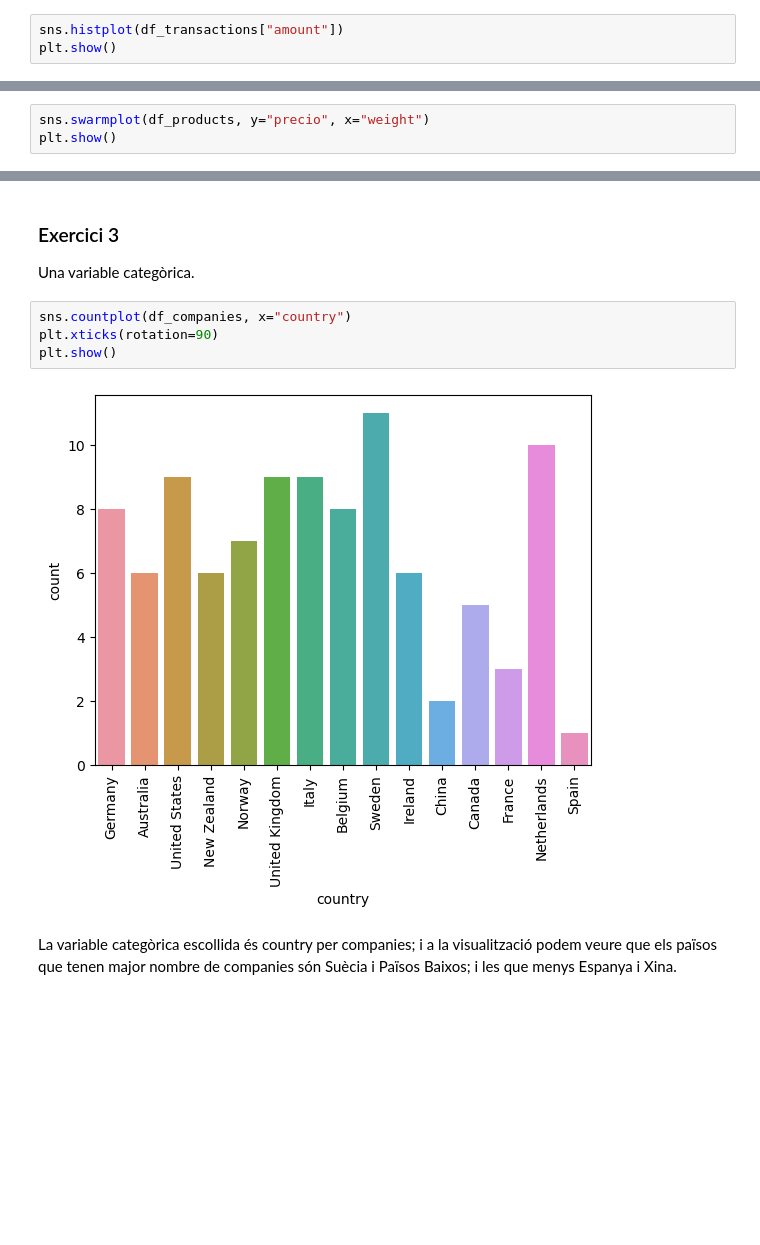
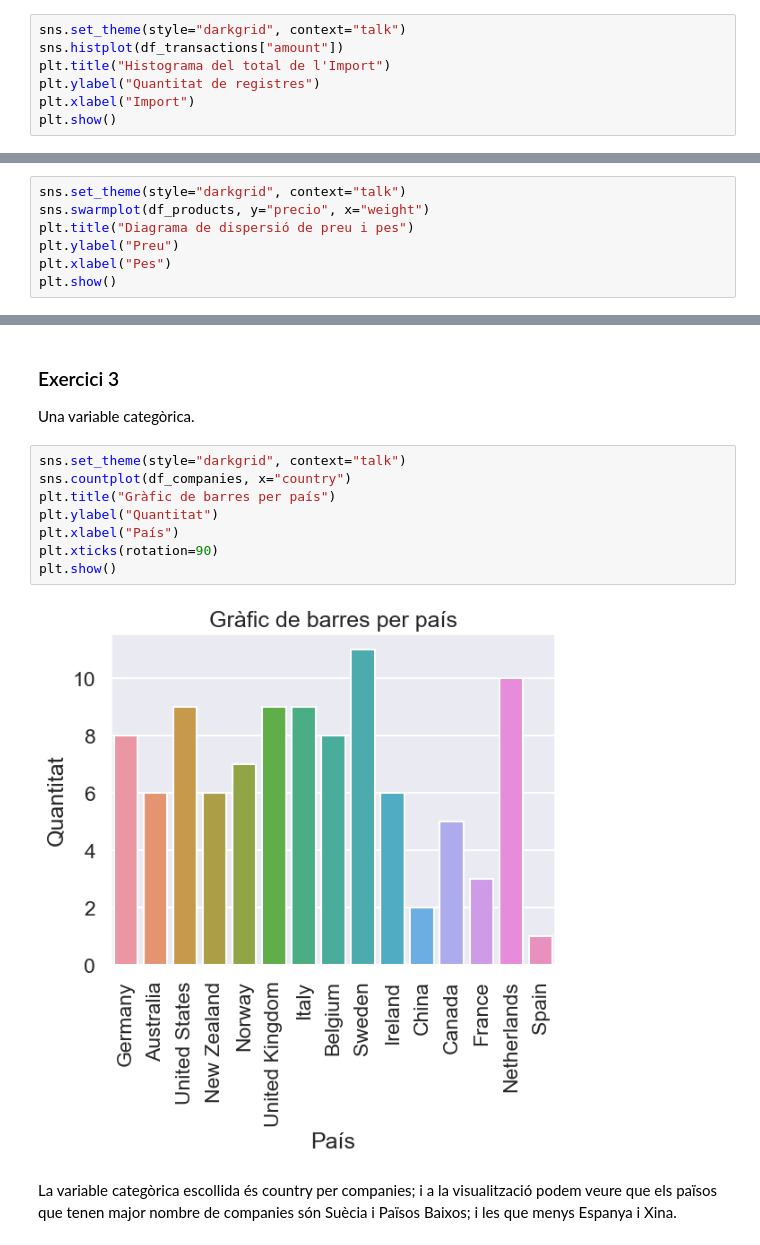
Before and after one commit to albertbatlle/cp-objectes-dades, a Jupyter notebook: S8.01-Visualitzacions-Python.ipynb, the cells around one changed output, grey strips where cells are left out. Saved outputs shown, nothing was run; the diff lists cells and outputs as text; blank space fills up the shorter version.

```diff
--- a/S8.01-Visualitzacions-Python.ipynb
+++ b/S8.01-Visualitzacions-Python.ipynb
@@ -66,6 +64,10 @@ import warnings
 ## Exercici 1
 Una variable numèrica.
 # %%
+sns.set_theme(style="darkgrid", context="talk")
 sns.histplot(df_transactions["amount"])
+plt.title("Histograma del total de l'Import")
+plt.ylabel("Quantitat de registres")
+plt.xlabel("Import")
 plt.show()
 # %% [output]
@@ -80,4 +81,8 @@ Ex2 precio peso histograma o boxplot.
 # %%
+sns.set_theme(style="darkgrid", context="talk")
 sns.swarmplot(df_products, y="precio", x="weight")
+plt.title("Diagrama de dispersió de preu i pes")
+plt.ylabel("Preu")
+plt.xlabel("Pes")
 plt.show()
 # %% [output]
@@ -88,11 +93,15 @@ En la visualització, podem veure que no hi ha diferència relativa entre pes i
 ### Exercici 3
 Una variable categòrica.
 # %%
+sns.set_theme(style="darkgrid", context="talk")
 sns.countplot(df_companies, x="country")
+plt.title("Gràfic de barres per país")
+plt.ylabel("Quantitat")
+plt.xlabel("País")
 plt.xticks(rotation=90)
 plt.show()
 # %% [output]
-[figure, old version]
+[figure, new version]
 # %% [markdown]
 La variable categòrica escollida és country per companies; i a la visualització podem veure que els països que tenen major nombre de companies són Suècia i Països Baixos; i les que menys Espanya i Xina.
 # %% [markdown]
```
Also changed, not shown: parts of 18 cells of this notebook, 9 other files.
